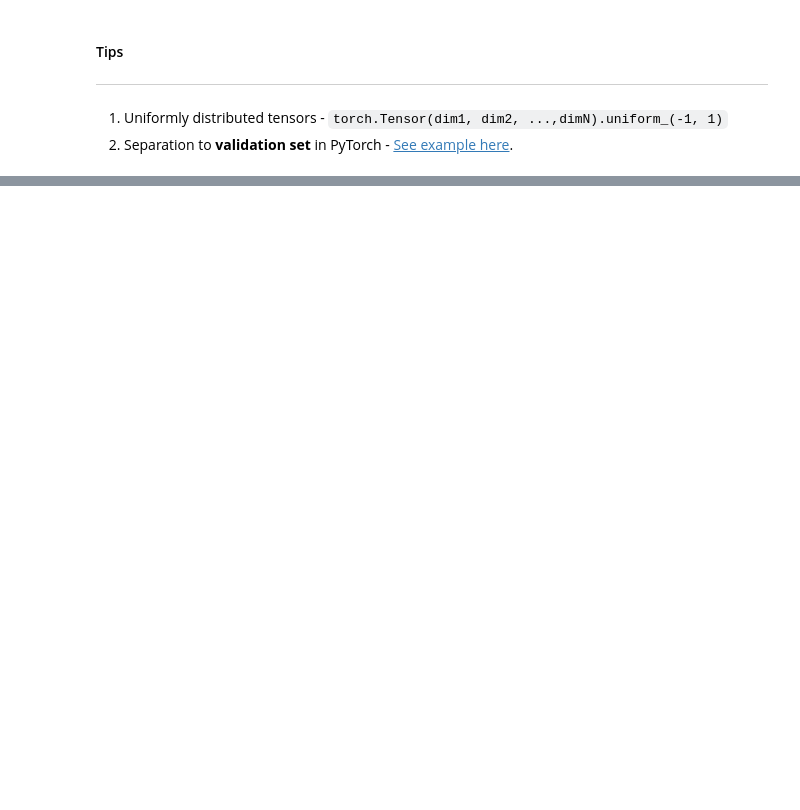
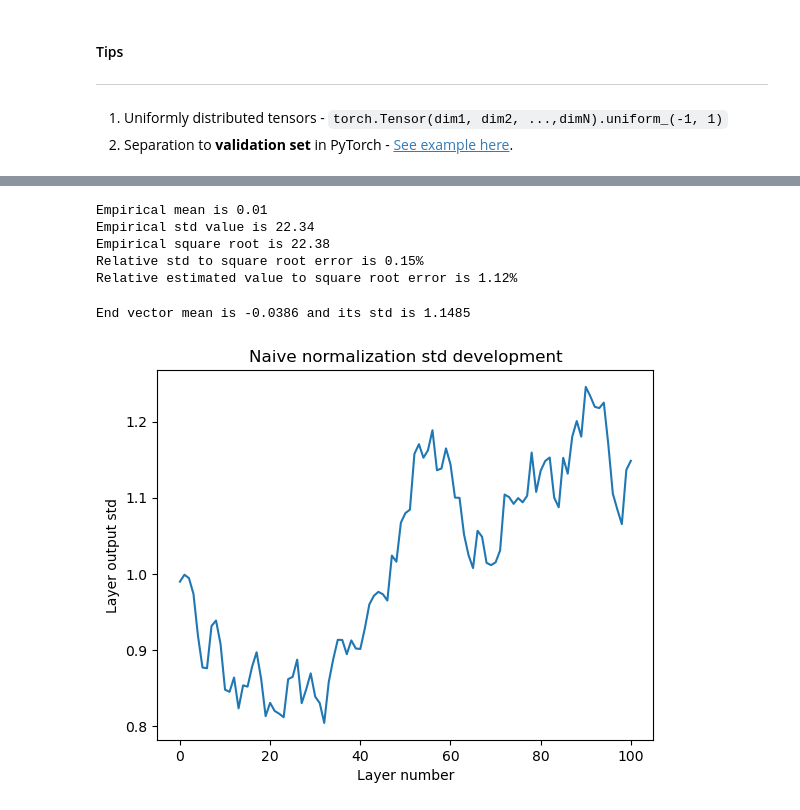
Before and after one commit to sbajamy/ece046211, a Jupyter notebook: hw2/ece046211_hw2_mlp_cnn_students.ipynb, the cells around one changed output, grey strips where cells are left out. Drawn from its saved outputs; the diff is of its cells as text; code cells hidden in the pictures; blank space fills up the shorter version.

```diff
--- a/hw2/ece046211_hw2_mlp_cnn_students.ipynb
+++ b/hw2/ece046211_hw2_mlp_cnn_students.ipynb
@@ -251,0 +478,49 @@ Your Code Here - Use as many blocks as you need
+# %%
+# T1 - Section 2
+torch.manual_seed(seed)
+x = torch.randn(512)
+n_iterations=10000
+emp_mean_samples=[]
+emp_std_samples=[]
+emp_sqr_mean_samples=[]
+for i in range(n_iterations):
+    a = torch.randn(512, 512)
+    y = a @ x
+    emp_mean_samples.append(torch.mean(y))
+    emp_std_samples.append(torch.std(y,correction=0))
+    emp_sqr_mean_samples.append(torch.mean(y**2))
+emp_mean=torch.mean(torch.Tensor(emp_mean_samples))
+emp_std=torch.mean(torch.Tensor(emp_std_samples))
+emp_root_sqr=torch.sqrt(torch.mean(torch.Tensor(emp_sqr_mean_samples)))
+print("Empirical mean is {:.2f}".format(emp_mean))
+print("Empirical std value is {:.2f}".format(emp_std))
+print("Empirical square root is {:.2f}".format(emp_root_sqr))
+print("Relative std to square root error is {:.2f}%".format(torch.abs(emp_std-emp_root_sqr)/emp_std*100))
+print("Relative estimated value to square root error is {:.2f}%".format(torch.abs(np.sqrt(512)-emp_root_sqr)/emp_std*100))
+# %% [output]
+Empirical mean is 0.01
+Empirical std value is 22.34
+Empirical square root is 22.38
+Relative std to square root error is 0.15%
+Relative estimated value to square root error is 1.12%
+# %%
+# T1 - Section 3
+torch.manual_seed(seed)
+x = torch.randn(512)
+sug_normalization=[x.std()]
+no_nan=True
+for i in range(100):
+    a = torch.randn(512, 512)/np.sqrt(512.0)
+    x = a @ x
+    sug_normalization.append(x.std())
+    if no_nan and torch.sum(torch.isnan(x))>0:
+        print("First layer of nans is "+str(i+1))
+        no_nan=False
+print("End vector mean is {:.4f} and its std is {:.4f}".format(x.mean(), x.std()))
+plt.plot(np.arange(len(sug_normalization)),sug_normalization)
+plt.xlabel('Layer number')
+plt.ylabel('Layer output std')
+a=plt.title('Naive normalization std development')
+# %% [output]
+End vector mean is -0.0386 and its std is 1.1485
+[figure, added]
```
Also changed, not shown: parts of 56 cells of this notebook, 6 other files.
